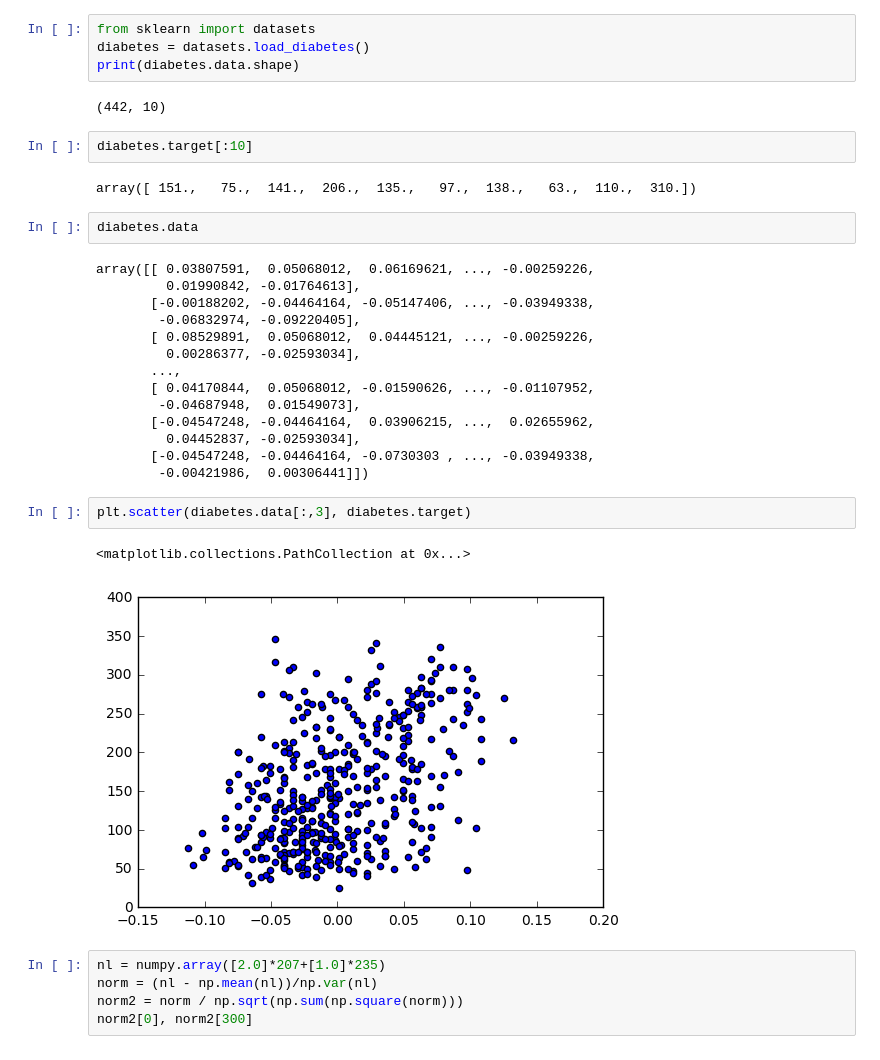
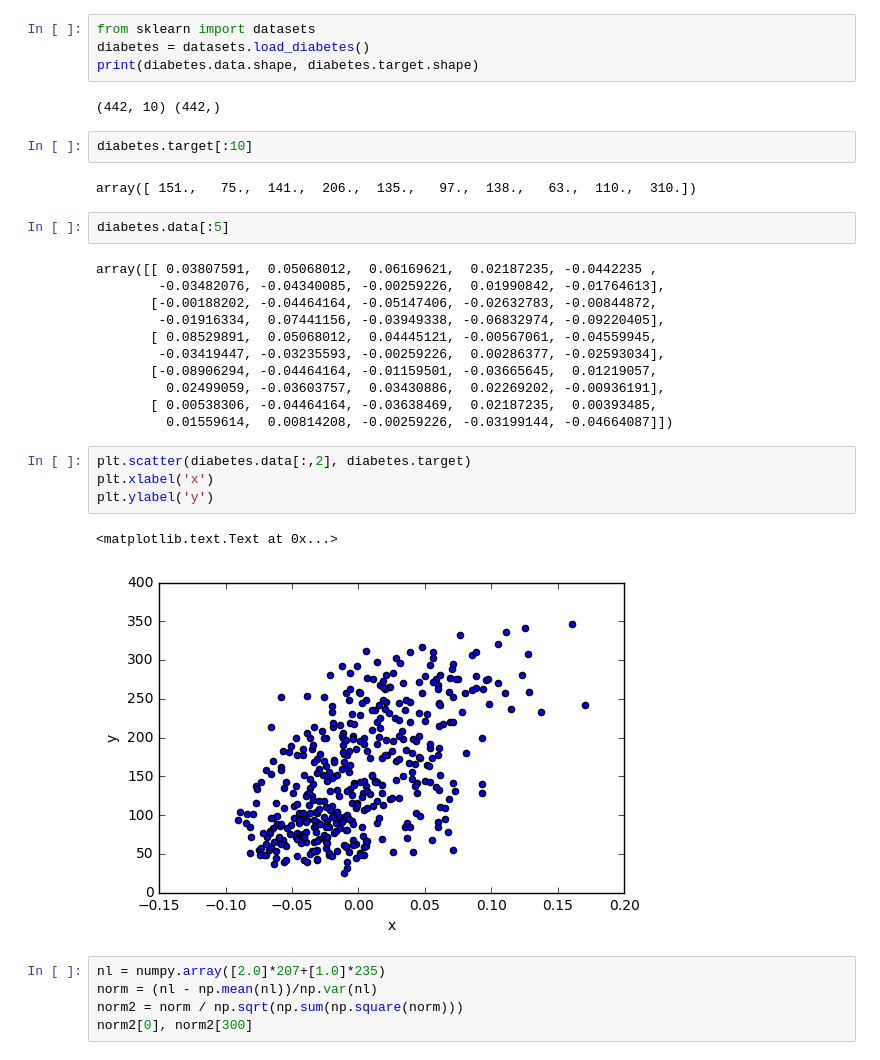
Before and after one commit to rickiepark/ml-learn, a Jupyter notebook: notebooks/1. data_exploration.ipynb, the cells around one changed output. Cells and saved outputs as stored; diff of their text form.

```diff
--- a/notebooks/data_exploration.ipynb
+++ b/notebooks/1. data_exploration.ipynb
@@ -23,34 +23,33 @@ interpreter: 64bit
 # %%
 from sklearn import datasets
 diabetes = datasets.load_diabetes()
-print(diabetes.data.shape)
+print(diabetes.data.shape, diabetes.target.shape)
 # %% [output]
-(442, 10)
+(442, 10) (442,)
 # %%
 diabetes.target[:10]
 # %% [output]
 array([ 151.,   75.,  141.,  206.,  135.,   97.,  138.,   63.,  110.,  310.])
 # %%
-diabetes.data
+diabetes.data[:5]
 # %% [output]
-array([[ 0.03807591,  0.05068012,  0.06169621, ..., -0.00259226,
-         0.01990842, -0.01764613],
-       [-0.00188202, -0.04464164, -0.05147406, ..., -0.03949338,
-        -0.06832974, -0.09220405],
-       [ 0.08529891,  0.05068012,  0.04445121, ..., -0.00259226,
-         0.00286377, -0.02593034],
-       ...,
-       [ 0.04170844,  0.05068012, -0.01590626, ..., -0.01107952,
-        -0.04687948,  0.01549073],
-       [-0.04547248, -0.04464164,  0.03906215, ...,  0.02655962,
-         0.04452837, -0.02593034],
-       [-0.04547248, -0.04464164, -0.0730303 , ..., -0.03949338,
-        -0.00421986,  0.00306441]])
+array([[ 0.03807591,  0.05068012,  0.06169621,  0.02187235, -0.0442235 ,
+        -0.03482076, -0.04340085, -0.00259226,  0.01990842, -0.01764613],
+       [-0.00188202, -0.04464164, -0.05147406, -0.02632783, -0.00844872,
+        -0.01916334,  0.07441156, -0.03949338, -0.06832974, -0.09220405],
+       [ 0.08529891,  0.05068012,  0.04445121, -0.00567061, -0.04559945,
+        -0.03419447, -0.03235593, -0.00259226,  0.00286377, -0.02593034],
+       [-0.08906294, -0.04464164, -0.01159501, -0.03665645,  0.01219057,
+         0.02499059, -0.03603757,  0.03430886,  0.02269202, -0.00936191],
+       [ 0.00538306, -0.04464164, -0.03638469,  0.02187235,  0.00393485,
+         0.01559614,  0.00814208, -0.00259226, -0.03199144, -0.04664087]])
 # %%
-plt.scatter(diabetes.data[:,3], diabetes.target)
+plt.scatter(diabetes.data[:,2], diabetes.target)
+plt.xlabel('x')
+plt.ylabel('y')
 # %% [output]
-<matplotlib.collections.PathCollection at 0x...>
+<matplotlib.text.Text at 0x...>
-[figure, old version]
+[figure, new version]
 # %%
 nl = numpy.array([2.0]*207+[1.0]*235)
 norm = (nl - np.mean(nl))/np.var(nl)
```
Also changed, not shown: parts of 3 cells of this notebook, 2 other files.
